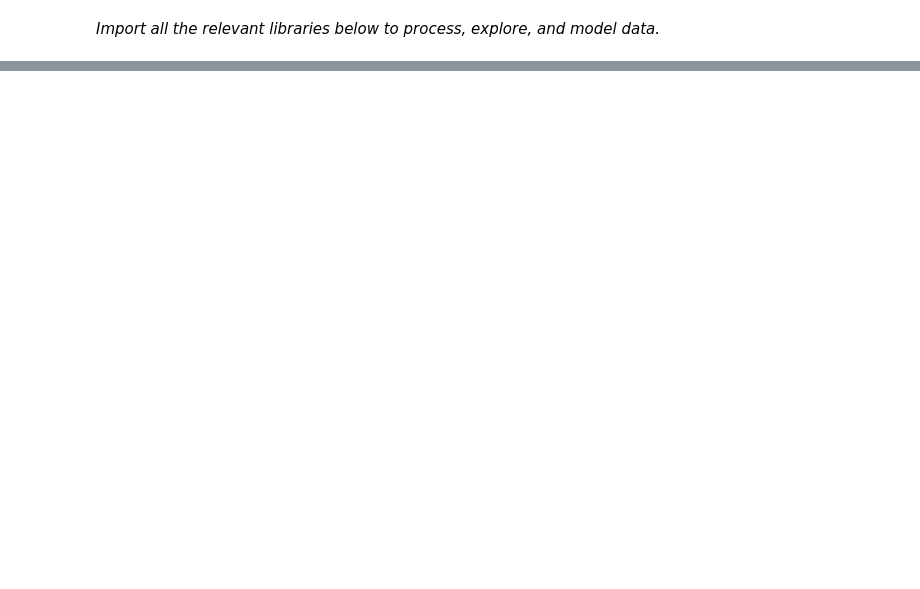
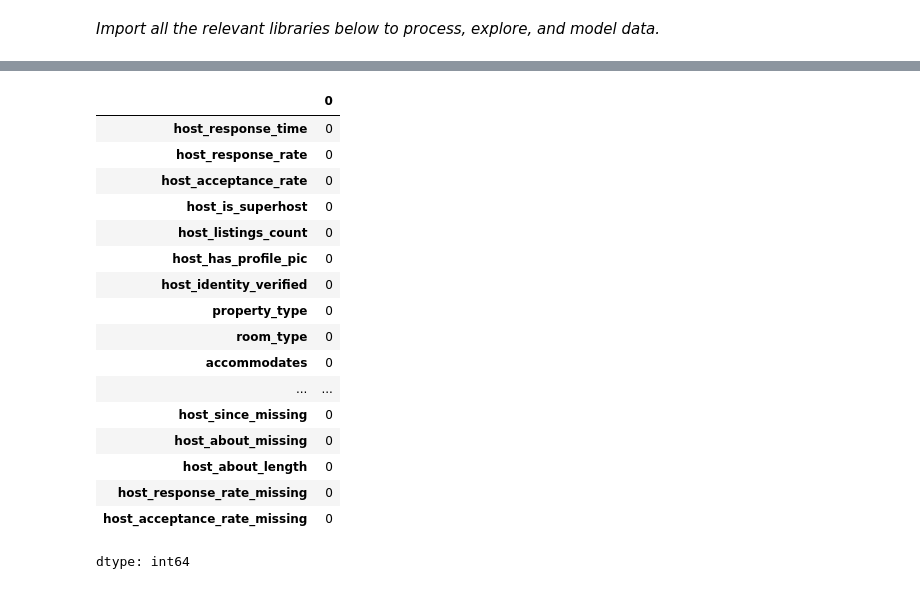
Before and after one commit to torbenbillow/CBS-AML-PROJECT, a Jupyter notebook: notebooks/00_welcome.ipynb, the cells around one changed output, grey strips where cells are left out. Drawn from its saved outputs; the diff is of its cells as text; code cells hidden in the pictures; blank space fills up the shorter version.

```diff
--- a/notebooks/00_welcome.ipynb
+++ b/notebooks/00_welcome.ipynb
@@ -37,0 +462,21 @@ df['price'] = df['price'].replace({'\\$': '', ',': ''}, regex=True).astype(float
+# %%
+df_filtered.isna().sum()
+# %% [output]
+|  | 0 |
+| host_response_time | 0 |
+| host_response_rate | 0 |
+| host_acceptance_rate | 0 |
+| host_is_superhost | 0 |
+| host_listings_count | 0 |
+| host_has_profile_pic | 0 |
+| host_identity_verified | 0 |
+| property_type | 0 |
+| room_type | 0 |
+| accommodates | 0 |
+| ... | ... |
+| host_since_missing | 0 |
+| host_about_missing | 0 |
+| host_about_length | 0 |
+| host_response_rate_missing | 0 |
+| host_acceptance_rate_missing | 0 |
+dtype: int64
```
Also changed, not shown: parts of 52 cells of this notebook.
